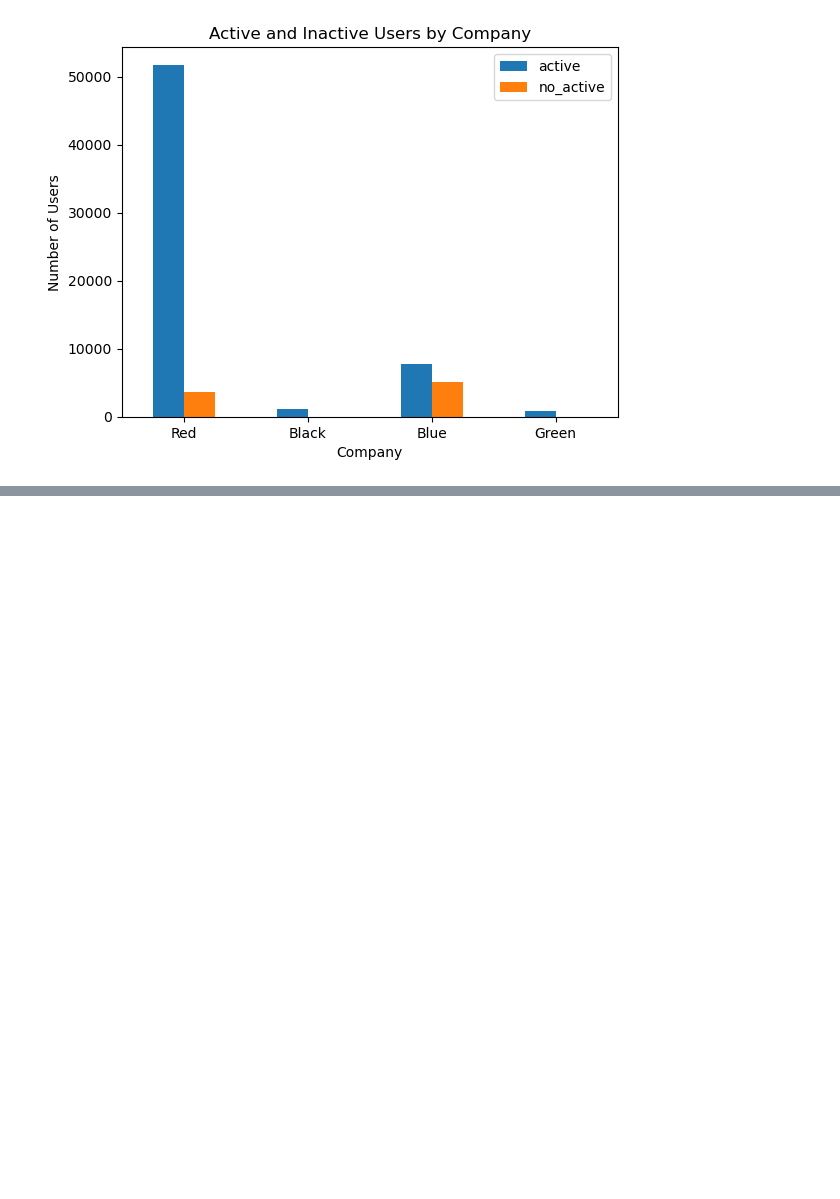
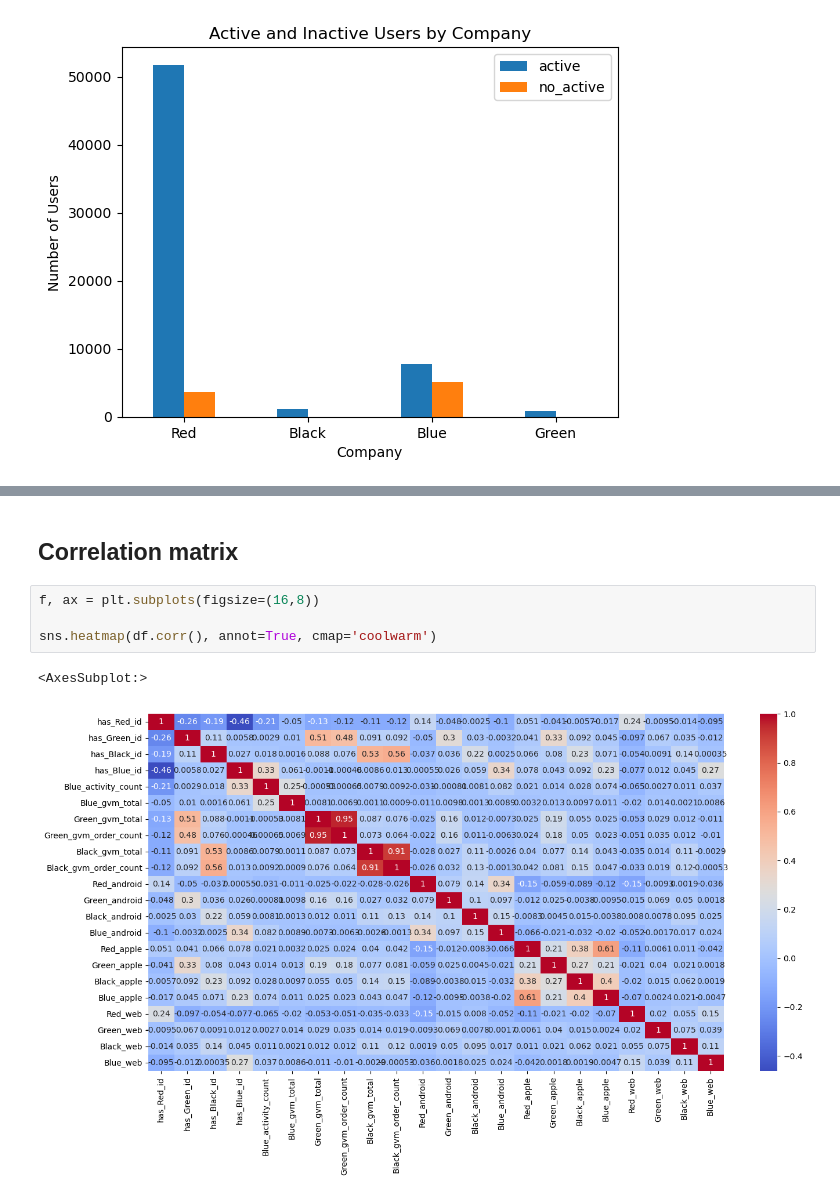
Before and after one commit to ForwardMoth/Analytic_test, a Jupyter notebook: Analytic_test_VK.ipynb, the cells around one changed output, grey strips where cells are left out. Saved outputs shown, nothing was run; the diff lists cells and outputs as text; blank space fills up the shorter version.

```diff
--- a/Analytic_test_VK.ipynb
+++ b/Analytic_test_VK.ipynb
@@ -310,0 +356,9 @@ plt.show()
+# %% [markdown]
+## Correlation matrix
+# %%
+f, ax = plt.subplots(figsize=(16,8))
+
+sns.heatmap(df.corr(), annot=True, cmap='coolwarm')
+# %% [output]
+<AxesSubplot:>
+[figure, added]
```
Also changed, not shown: parts of 65 cells of this notebook.
